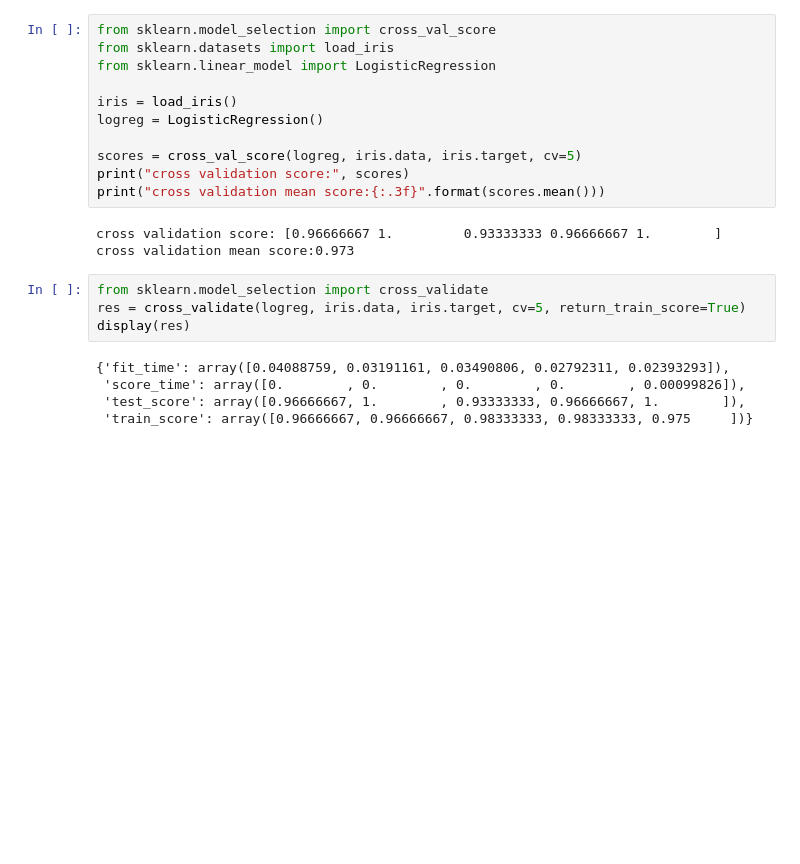
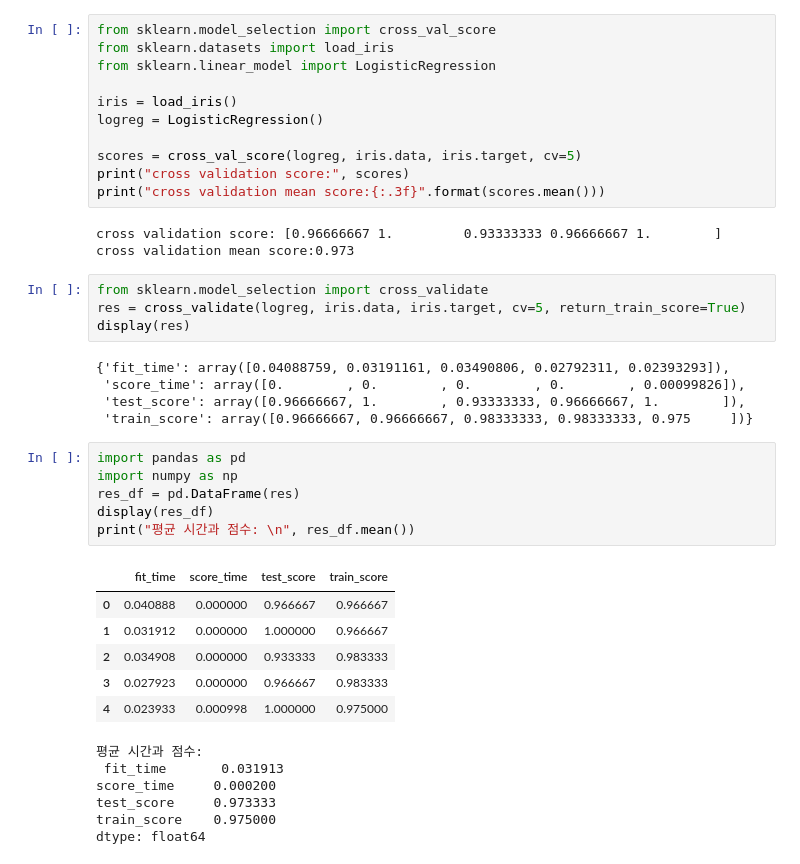
Before and after one commit to ikeven94/py_repo, a Jupyter notebook: Model Evaluation_Accuracy improvement.ipynb, the cells around one changed output. Saved outputs shown, nothing was run; the diff lists cells and outputs as text; blank space fills up the shorter version.

```diff
--- a/Model Evaluation_Accuracy improvement.ipynb
+++ b/Model Evaluation_Accuracy improvement.ipynb
@@ -53,3 +53,22 @@ display(res)
  'score_time': array([0.        , 0.        , 0.        , 0.        , 0.00099826]),
  'test_score': array([0.96666667, 1.        , 0.93333333, 0.96666667, 1.        ]),
  'train_score': array([0.96666667, 0.96666667, 0.98333333, 0.98333333, 0.975     ])}
+# %%
+import pandas as pd
+import numpy as np
+res_df = pd.DataFrame(res)
+display(res_df)
+print("평균 시간과 점수: \n", res_df.mean())
+# %% [output]
+|  | fit_time | score_time | test_score | train_score |
+| 0 | 0.040888 | 0.000000 | 0.966667 | 0.966667 |
+| 1 | 0.031912 | 0.000000 | 1.000000 | 0.966667 |
+| 2 | 0.034908 | 0.000000 | 0.933333 | 0.983333 |
+| 3 | 0.027923 | 0.000000 | 0.966667 | 0.983333 |
+| 4 | 0.023933 | 0.000998 | 1.000000 | 0.975000 |
+평균 시간과 점수:
+ fit_time       0.031913
+score_time     0.000200
+test_score     0.973333
+train_score    0.975000
+dtype: float64
```
Also changed, not shown: parts of 21 cells of this notebook.
